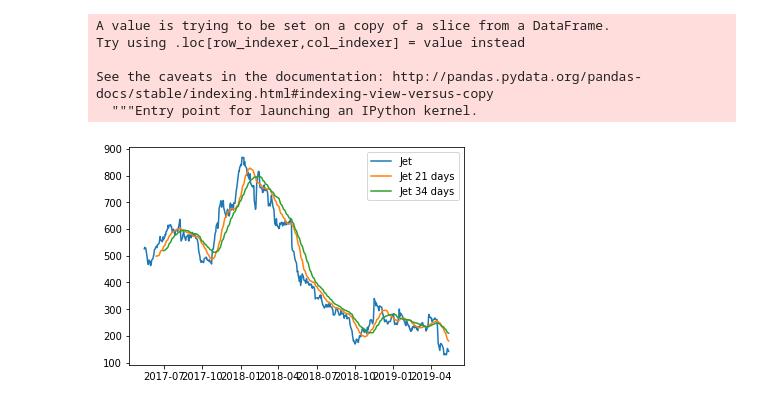
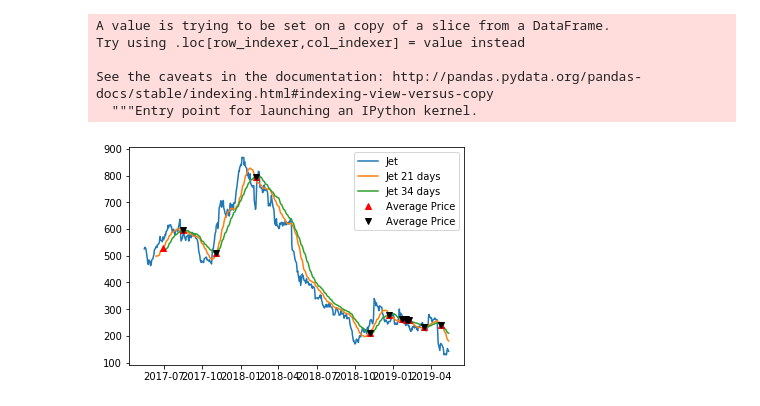
Before and after one commit to abhidahiya23/Aicte_Program, a Jupyter notebook: Module 2/Module 2- Plotting in Financial Markets.ipynb, the cells around one changed output. Saved outputs shown, nothing was run; the diff lists cells and outputs as text; code cells hidden in the pictures.

```diff
--- a/Module 2/Module 2- Plotting in Financial Markets.ipynb
+++ b/Module 2/Module 2- Plotting in Financial Markets.ipynb
@@ -299,9 +299,12 @@ jet_data.set_index('Date',inplace=True)
 # %%
 plt.plot(jet_data.index,jet_data['Average Price'],label = 'Jet')
 plt.plot(jet_data.index,jet_21,label = 'Jet 21 days')
 plt.plot(jet_data.index,jet_34,label = 'Jet 34 days')
-plt.
+idx = np.argwhere(np.diff((jet_21 - jet_34)> 0)).flatten()
+idy = np.argwhere(np.diff((jet_21 - jet_34)< 0)).flatten()
+plt.plot(jet_data.index[idx], jet_21[idx], 'ro',marker = '^')
+plt.plot(jet_data.index[idy], jet_21[idy], 'ro',marker = 'v',c='Black')
 plt.legend()
 plt.show()
 # %% [output]
-[figure, old version]
+[figure, new version]
```
Also changed, not shown: parts of 6 cells of this notebook, 2 other files.
